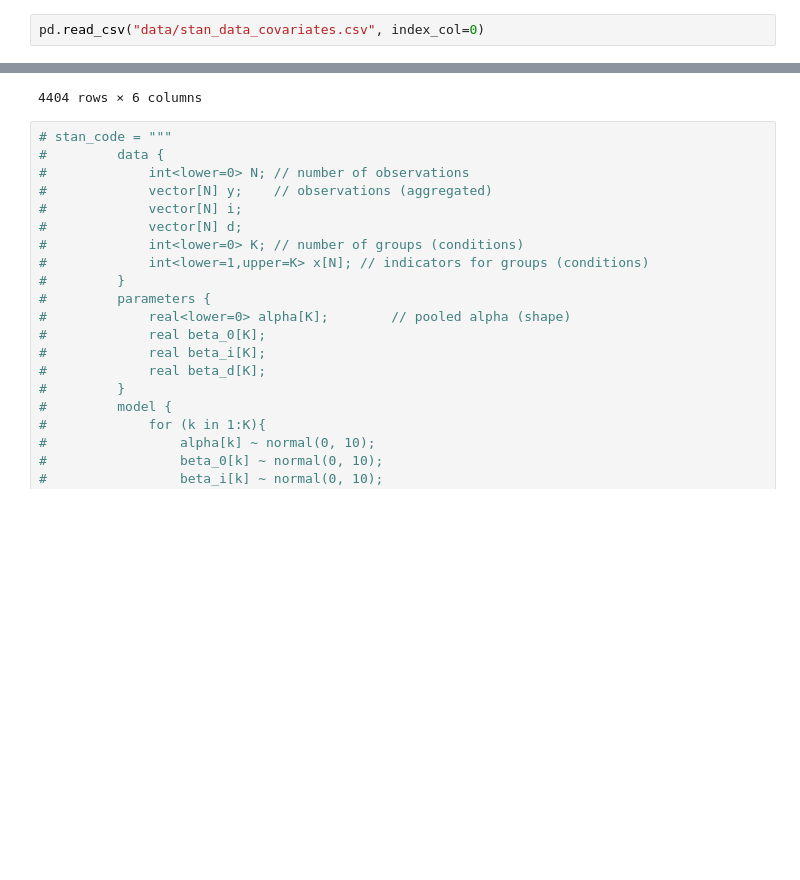
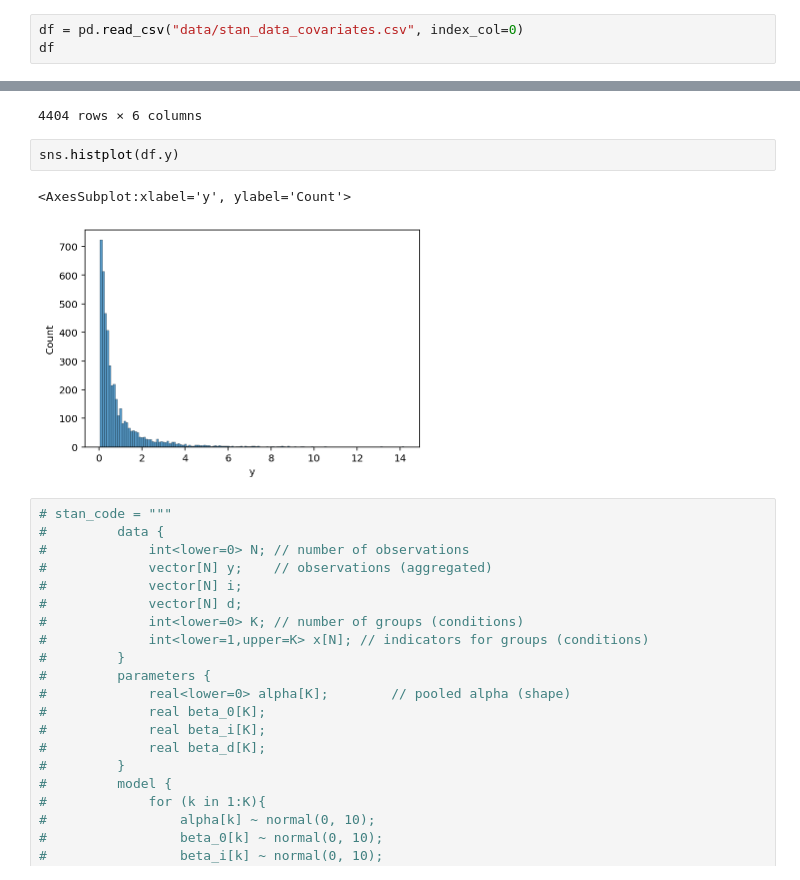
Before and after one commit to AurelienNioche/NewsEyeGaze, a Jupyter notebook: main.ipynb, the cells around one changed output, grey strips where cells are left out. Cells and saved outputs as stored; diff of their text form; blank space fills up the shorter version.

```diff
--- a/main.ipynb
+++ b/main.ipynb
@@ -5,6 +7,7 @@ from tqdm import tqdm
 import matplotlib.pyplot as plt
 # %%
-pd.read_csv("data/stan_data_covariates.csv", index_col=0)
+df = pd.read_csv("data/stan_data_covariates.csv", index_col=0)
+df
 # %% [output]
 |  | y | N | i | d | K | x |
 | 0 | 0.196 | 4404 | 1 | 0 | 2 | 2 |
@@ -19,6 +22,11 @@ pd.read_csv("data/stan_data_covariates.csv", index_col=0)
 | 4402 | 1.482 | 4404 | 0 | 0 | 2 | 1 |
 | 4403 | 0.061 | 4404 | 0 | 0 | 2 | 1 |
 4404 rows × 6 columns
+# %%
+sns.histplot(df.y)
+# %% [output]
+<AxesSubplot:xlabel='y', ylabel='Count'>
+[figure, added]
 # %%
 # stan_code = """
 #         data {
```
Also changed, not shown: parts of 7 cells of this notebook.
